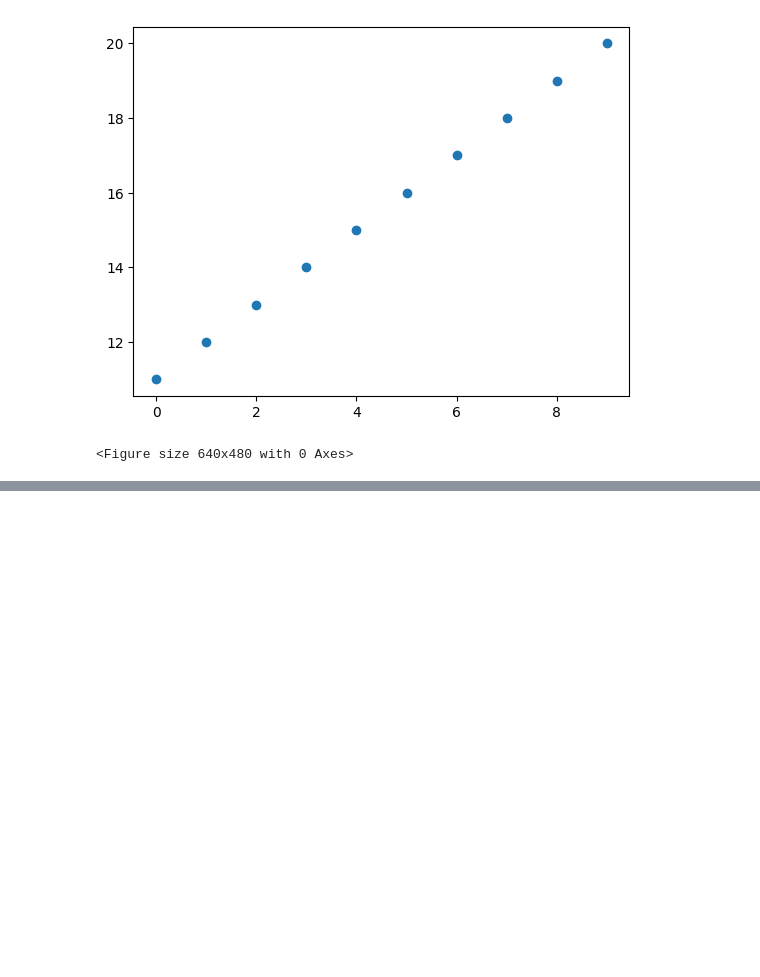
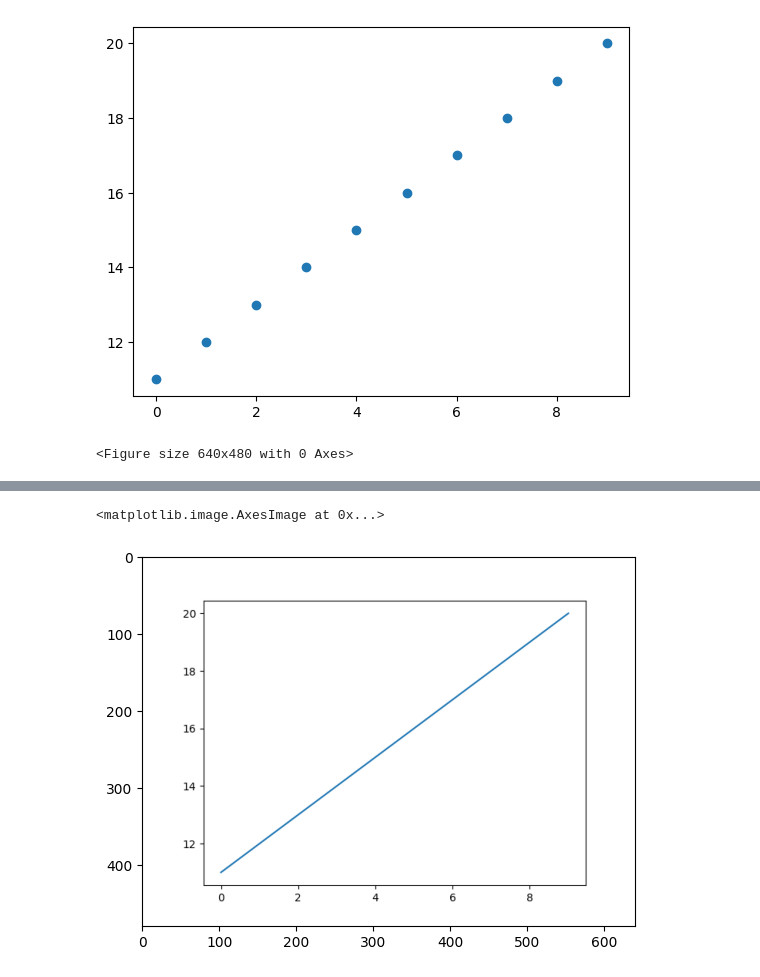
Before and after one commit to Nusrat-Rumi/Machines_Learning, a Jupyter notebook: ML_DL_Academy(class_5).ipynb, the cells around one changed output, grey strips where cells are left out. Saved outputs shown, nothing was run; the diff lists cells and outputs as text; code cells hidden in the pictures; blank space fills up the shorter version.

```diff
--- a/ML_DL_Academy(class_5).ipynb
+++ b/ML_DL_Academy(class_5).ipynb
@@ -124,0 +128,7 @@ plt.plot(X,y)
+# %%
+from PIL import Image
+img=Image.open('/content/2D.png')
+plt.imshow(img)
+# %% [output]
+<matplotlib.image.AxesImage at 0x...>
+[figure, added]
```
Also changed, not shown: parts of 8 cells of this notebook.
